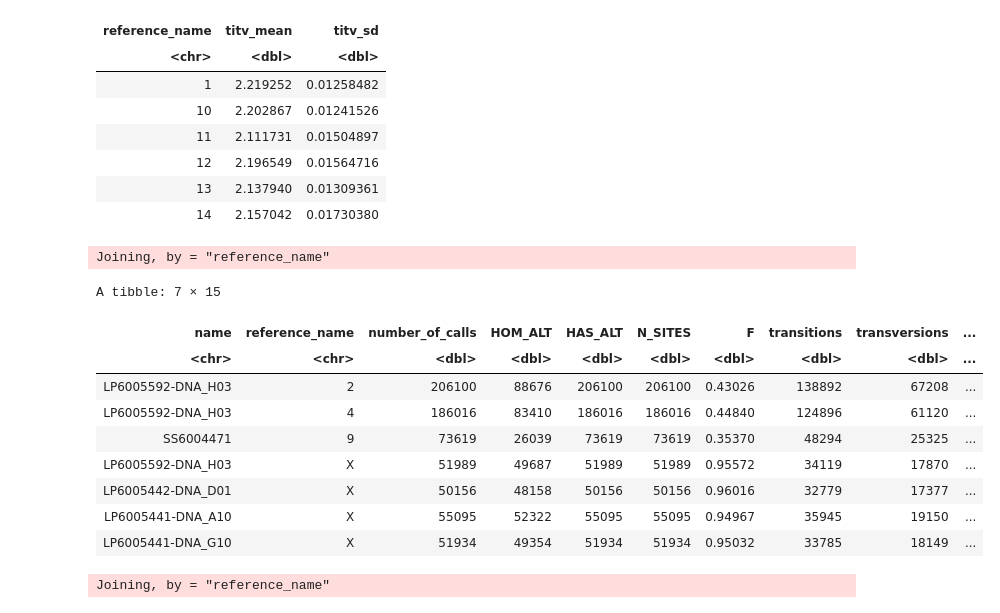
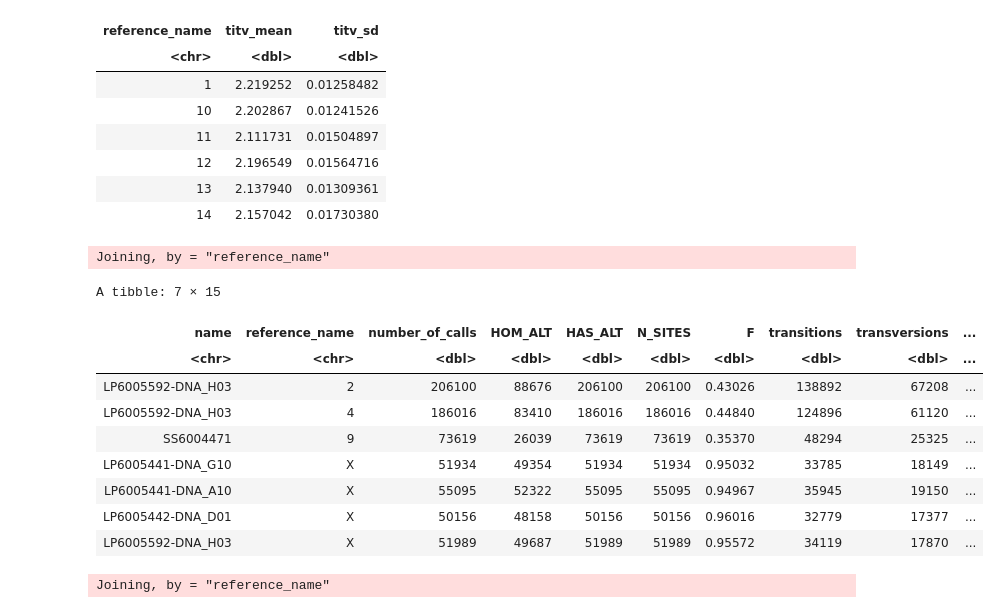
Before and after one commit to verilylifesciences/variant-qc, a Jupyter notebook: notebooks/ExploreSampleQCResults.ipynb, the cells around one changed output. Cells and saved outputs as stored; diff of their text form; code cells hidden in the pictures.

```diff
--- a/notebooks/ExploreSampleQCResults.ipynb
+++ b/notebooks/ExploreSampleQCResults.ipynb
@@ -880,22 +871,22 @@ A tibble: 6 × 3
 # %%
 low_titv_sd_multiplier <- 4
 
 (low_titv_outliers <- joined_chrom_results %>%
     inner_join(titv_summary) %>%
     filter(titv < titv_mean - (low_titv_sd_multiplier * titv_sd)) %>%
-    arrange(reference_name, desc(titv)))
+    arrange(reference_name, titv))
 # %% [output]
 Joining, by = "reference_name"
 A tibble: 7 × 15
 | name | reference_name | number_of_calls | HOM_ALT | HAS_ALT | N_SITES | F | transitions | transversions | ... |
 | <chr> | <chr> | <dbl> | <dbl> | <dbl> | <dbl> | <dbl> | <dbl> | <dbl> | ... |
 | LP6005592-DNA_H03 | 2 | 206100 | 88676 | 206100 | 206100 | 0.43026 | 138892 | 67208 | ... |
 | LP6005592-DNA_H03 | 4 | 186016 | 83410 | 186016 | 186016 | 0.44840 | 124896 | 61120 | ... |
 | SS6004471 | 9 | 73619 | 26039 | 73619 | 73619 | 0.35370 | 48294 | 25325 | ... |
+| LP6005441-DNA_G10 | X | 51934 | 49354 | 51934 | 51934 | 0.95032 | 33785 | 18149 | ... |
+| LP6005441-DNA_A10 | X | 55095 | 52322 | 55095 | 55095 | 0.94967 | 35945 | 19150 | ... |
+| LP6005442-DNA_D01 | X | 50156 | 48158 | 50156 | 50156 | 0.96016 | 32779 | 17377 | ... |
 | LP6005592-DNA_H03 | X | 51989 | 49687 | 51989 | 51989 | 0.95572 | 34119 | 17870 | ... |
-| LP6005442-DNA_D01 | X | 50156 | 48158 | 50156 | 50156 | 0.96016 | 32779 | 17377 | ... |
-| LP6005441-DNA_A10 | X | 55095 | 52322 | 55095 | 55095 | 0.94967 | 35945 | 19150 | ... |
-| LP6005441-DNA_G10 | X | 51934 | 49354 | 51934 | 51934 | 0.95032 | 33785 | 18149 | ... |
 # %%
 high_titv_sd_multiplier <- 4
 
```
Also changed, not shown: parts of 14 cells of this notebook.
